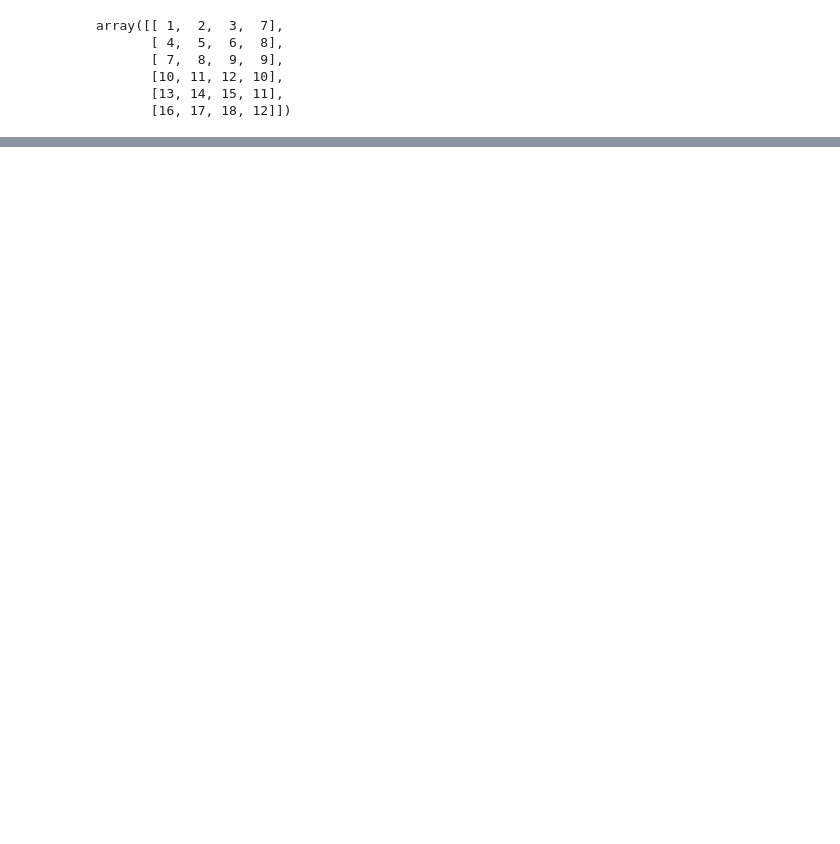
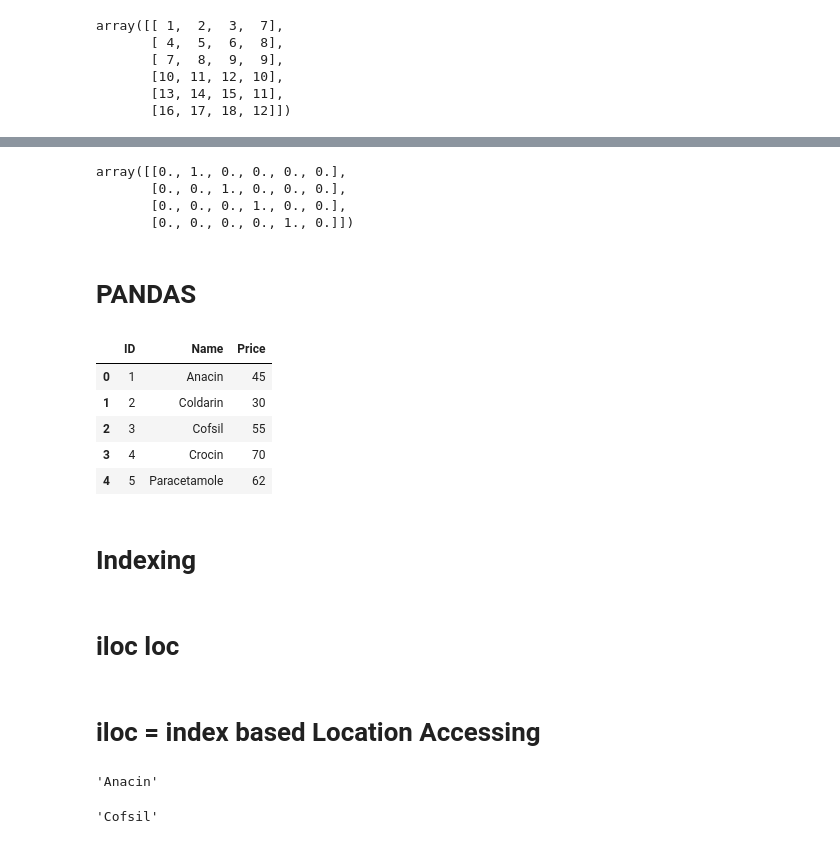
Before and after one commit to kadamshruti1809-droid/python, a Jupyter notebook: Practice.ipynb, the cells around one changed output, grey strips where cells are left out. Saved outputs shown, nothing was run; the diff lists cells and outputs as text; code cells hidden in the pictures; blank space fills up the shorter version.

Commit message:
type casting astype, using pandas library , indentity matrix

```diff
--- a/Practice.ipynb
+++ b/Practice.ipynb
@@ -2744,0 +2850,10 @@ ValueError: all the input array dimensions except for the concatenation axis mus
+# %%
+E = np.eye(4,6,k=1) # to add value we can adjust the value of diagonal element.
+E
+# %% [output]
+array([[0., 1., 0., 0., 0., 0.],
+       [0., 0., 1., 0., 0., 0.],
+       [0., 0., 0., 1., 0., 0.],
+       [0., 0., 0., 0., 1., 0.]])
+# %% [markdown]
+# PANDAS
@@ -2744,0 +2867,27 @@ ValueError: all the input array dimensions except for the concatenation axis mus
+# %%
+dict1 = { "ID": [1,2,3,4,5],
+          "Name":["Anacin","Coldarin","Cofsil","Crocin","Paracetamole"],
+          "Price":[45,30,55,70,62]}
+df = pd.DataFrame(dict1)
+df
+# %% [output]
+|  | ID | Name | Price |
+| 0 | 1 | Anacin | 45 |
+| 1 | 2 | Coldarin | 30 |
+| 2 | 3 | Cofsil | 55 |
+| 3 | 4 | Crocin | 70 |
+| 4 | 5 | Paracetamole | 62 |
+# %% [markdown]
+# Indexing
+# %% [markdown]
+# iloc loc
+# %% [markdown]
+# iloc = index based Location Accessing
+# %%
+df.iloc[0,1]
+# %% [output]
+'Anacin'
+# %%
+df.iloc[2,1]
+# %% [output]
+'Cofsil'
```
Also changed, not shown: parts of 30 cells of this notebook.
